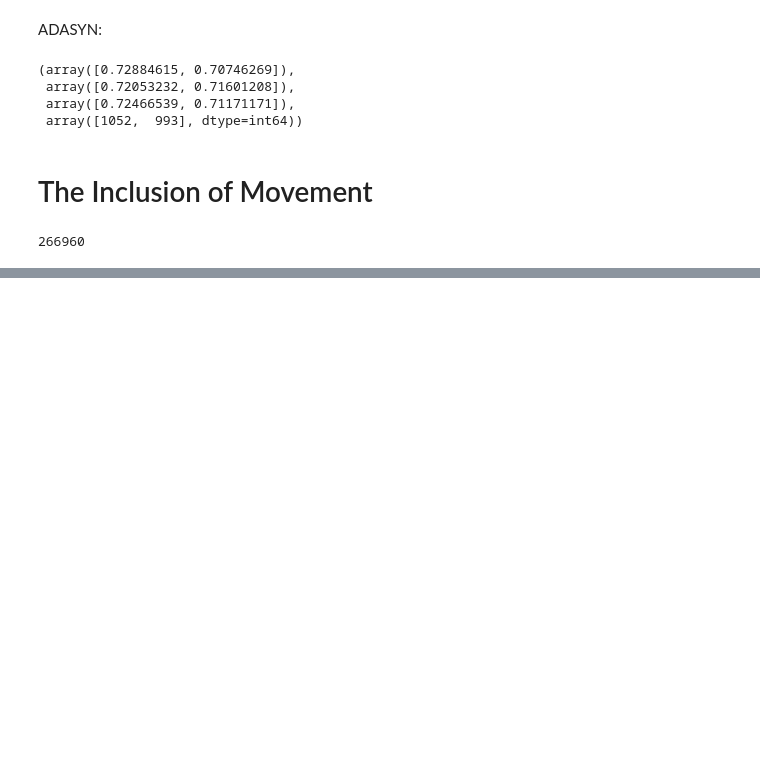
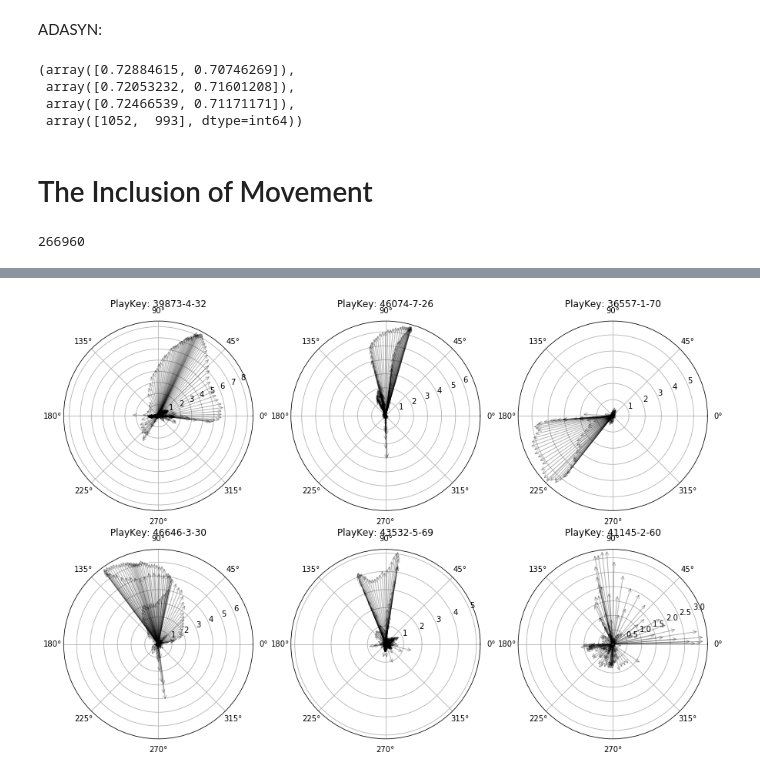
Before and after one commit to jurqui1/Kaggle, a Jupyter notebook: NFL_Analysis.ipynb, the cells around one changed output, grey strips where cells are left out. Cells and saved outputs as stored; diff of their text form; code cells hidden in the pictures; blank space fills up the shorter version.

```diff
--- a/NFL_Analysis.ipynb
+++ b/NFL_Analysis.ipynb
@@ -576,0 +632,71 @@ len(trk.PlayKey.unique())
+# %%
+inj_detailed = inj.merge(playlist)
+# Only care about the players that were injured and of those, only 77 Play Keys were available
+def compass(angles, radii, arrowprops=None, ax=None):
+    if ax is None:
+        fig, ax = plt.subplots(subplot_kw=dict(polar=True))
+
+    kw = dict(arrowstyle="->", color='k')
+    if arrowprops:
+        kw.update(arrowprops)
+    [ax.annotate("", xy=(angle, radius), xytext=(0, 0),
+                 arrowprops=kw) for
+     angle, radius in zip(angles, radii)]
+
+    ax.set_ylim(0, np.max(radii))
+
+    return ax
+def compass(angles, radii, arrowprops=None, ax=None):
+    """
+    * Modified for NFL data plotting
+    Compass draws a graph that displays the vectors with
+    components `u` and `v` as arrows from the origin.
+
+    Examples
+    --------
+    >>> import numpy as np
+    >>> u = [+0, +0.5, -0.50, -0.90]
+    >>> v = [+1, +0.5, -0.45, +0.85]
+    >>> compass(u, v)
+    """
+
+    #angles, radii = cart2pol(u, v)
+    if ax is None:
+        fig, ax = plt.subplots(subplot_kw=dict(polar=True))
+
+    kw = dict(arrowstyle="->", color='k')
+    if arrowprops:
+        kw.update(arrowprops)
+    [ax.annotate("", xy=(angle, radius), xytext=(0, 0),
+                 arrowprops=kw) for
+     angle, radius in zip(angles, radii)]
+
+    ax.set_ylim(0, np.max(radii))
+
+    return ax
+
+def plot_play_compass(playkey, **kwargs):
+    d = trk.loc[trk['PlayKey'] == playkey].copy()
+    d['dir_theta'] = d['dir'] * np.pi / 180
+    # Calculate velocity in meters per second
+    d['dis_meters'] = d['dis'] / 1.0936  # Add distance in meters
+    # Speed
+    d['dis_meters'] / 0.01
+    d['v_mps'] = d['dis_meters'] / 0.1
+
+    ax = compass(d['dir_theta'], d['v_mps'],
+                  arrowprops={'alpha': 0.3},
+                **kwargs)
+    return ax
+fig, axes = plt.subplots(2, 3,  subplot_kw=dict(polar=True), figsize=(15, 10))
+axes = np.array(axes)
+axes = axes.reshape(-1)
+
+i = 0
+for p in inj_detailed['PlayKey'].values[:6]:
+    plot_play_compass(p, ax=axes[i])
+    axes[i].set_title(f'PlayKey: {p}')
+    i += 1
+plt.show()
+# %% [output]
+[figure, added]
```
Also changed, not shown: parts of 57 cells of this notebook.
